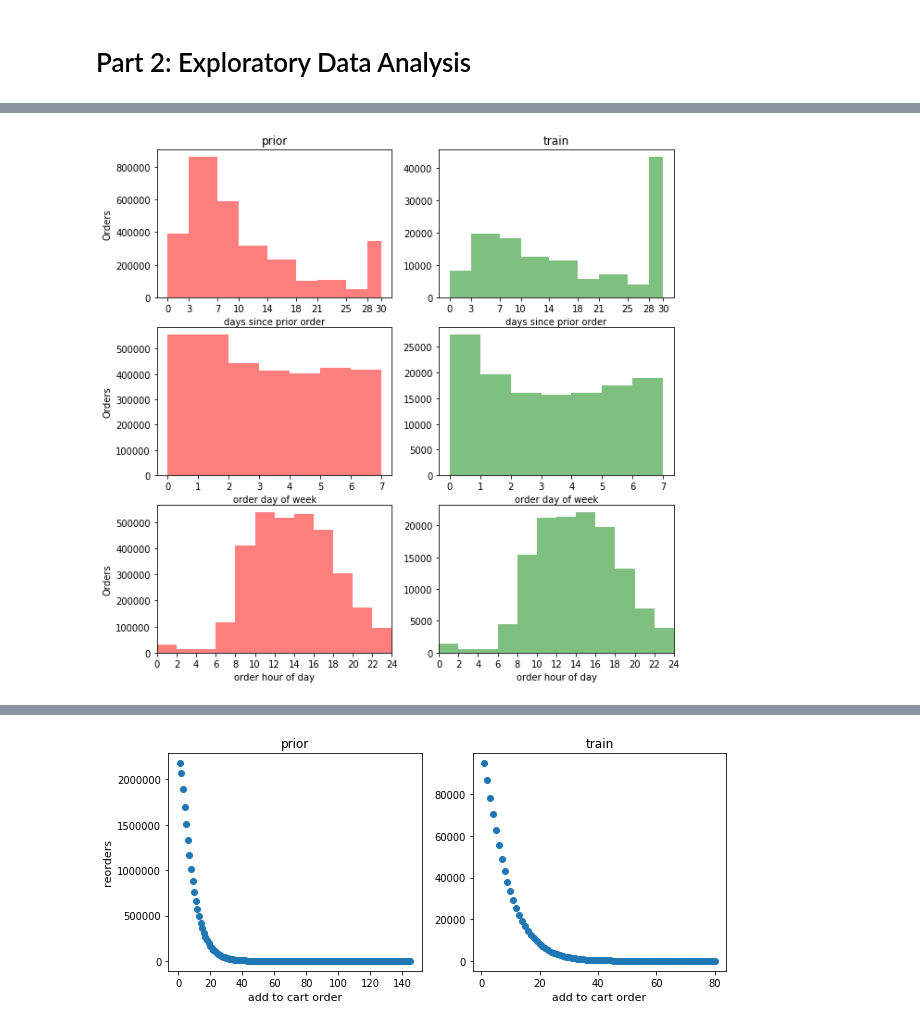
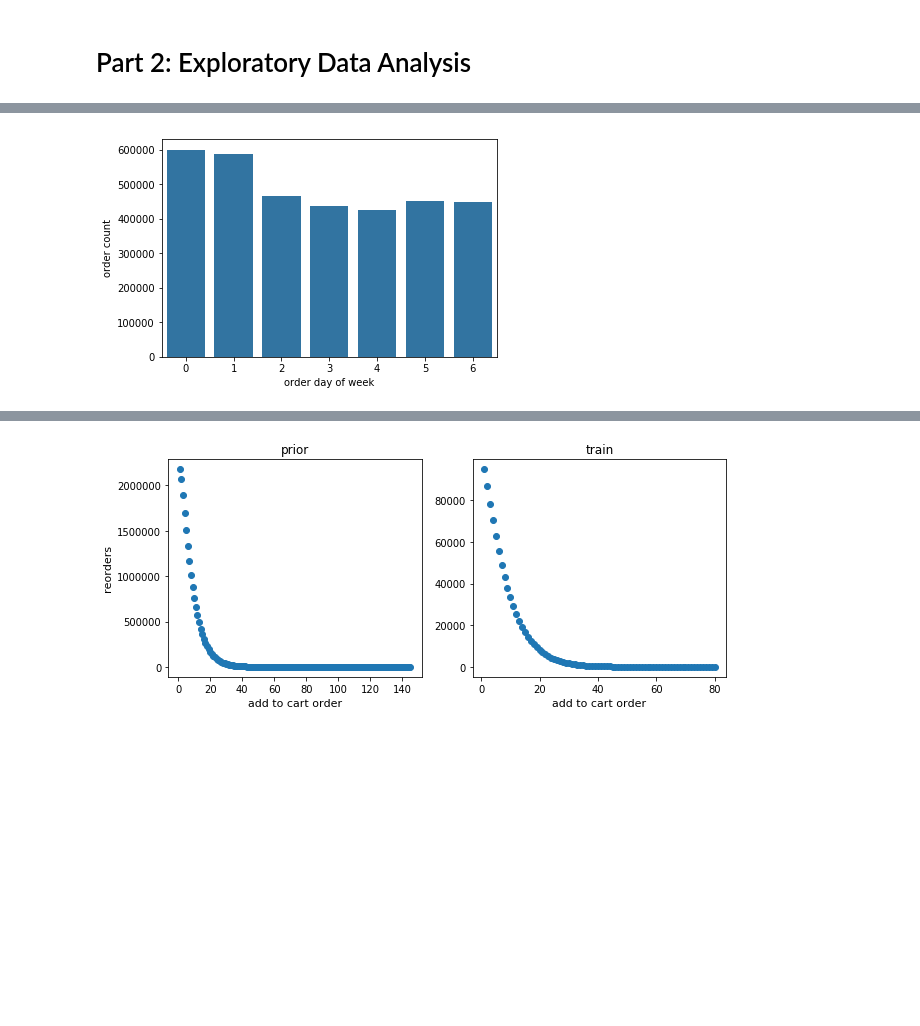
Before and after one commit to cfuther/Capstone-Project-1---Instacart, a Jupyter notebook: Capstone Project 1 - Predict Reorders.ipynb, the cells around one changed output, grey strips where cells are left out. Saved outputs shown, nothing was run; the diff lists cells and outputs as text; code cells hidden in the pictures; blank space fills up the shorter version.

```diff
--- a/Capstone Project 1 - Predict Reorders.ipynb
+++ b/Capstone Project 1 - Predict Reorders.ipynb
@@ -237,55 +159,11 @@ See the caveats in the documentation: http://pandas.pydata.org/pandas-docs/stabl
-# %%
-#check days to prior order distribution and what time to order
-
-bins = [0,3,7,10,14,18,21,25,28,30]
-xlabels = [str(b) for b in bins]
-fig = plt.figure(figsize=(10,10))
-
-b = fig.add_subplot(321)
-plt.hist(ord_df[ord_df['eval_set']=='prior']['days_since_prior_order'].dropna(),bins=bins,facecolor='r',alpha=0.5)
-b.set_title('prior')
-b.set_xticks(bins)
-b.set_xticklabels(xlabels)
-b.set_xlabel('days since prior order')
-b.set_ylabel('Orders')
-
-a = fig.add_subplot(322)
-plt.hist(ord_df[ord_df['eval_set']=='train']['days_since_prior_order'],bins=bins,facecolor='g',alpha=0.5)
-a.set_xticks(bins)
-a.set_xticklabels(xlabels)
-a.set_title('train')
-a.set_xlabel('days since prior order')
-
-bins = np.arange(0,8,1)
-
-d = fig.add_subplot(323)
-plt.hist(ord_df[ord_df['eval_set']=='prior']['order_dow'],bins=bins,facecolor='r',alpha=0.5)
-d.set_xlabel('order day of week')
-d.set_ylabel('Orders')
-
-c = fig.add_subplot(324)
-plt.hist(ord_df[ord_df['eval_set']=='train']['order_dow'],bins=bins,facecolor='g',alpha=0.5)
-c.set_xlabel('order day of week')
-
-bins = np.arange(0,25,2)
-xlabels = [str(b) for b in bins]
-
-f = fig.add_subplot(325)
-plt.hist(ord_df[ord_df['eval_set']=='prior']['order_hour_of_day'],bins=bins,facecolor='r',alpha=0.5)
-f.set_xlim(0,24)
-f.set_xticks(bins)
-f.set_xticklabels(xlabels)
-f.set_xlabel('order hour of day')
-f.set_ylabel('Orders')
-
-e = fig.add_subplot(326)
-plt.hist(ord_df[ord_df['eval_set']=='train']['order_hour_of_day'],bins=bins,facecolor='g',alpha=0.5)
-e.set_xlabel('order hour of day')
-e.set_xlim(0,24)
-e.set_xticks(bins)
-e.set_xticklabels(xlabels)
-
-
-plt.show()
-# %% [output]
-[figure, removed]
+# %%
+import seaborn as sns
+color = sns.color_palette()
+# %%
+#when users usually order
+sns.countplot(x='order_dow',data=ord_df,color=color[0])
+plt.xlabel('order day of week')
+plt.ylabel('order count')
+plt.show()
+# %% [output]
+[figure, added]
```
Also changed, not shown: parts of 44 cells of this notebook.
